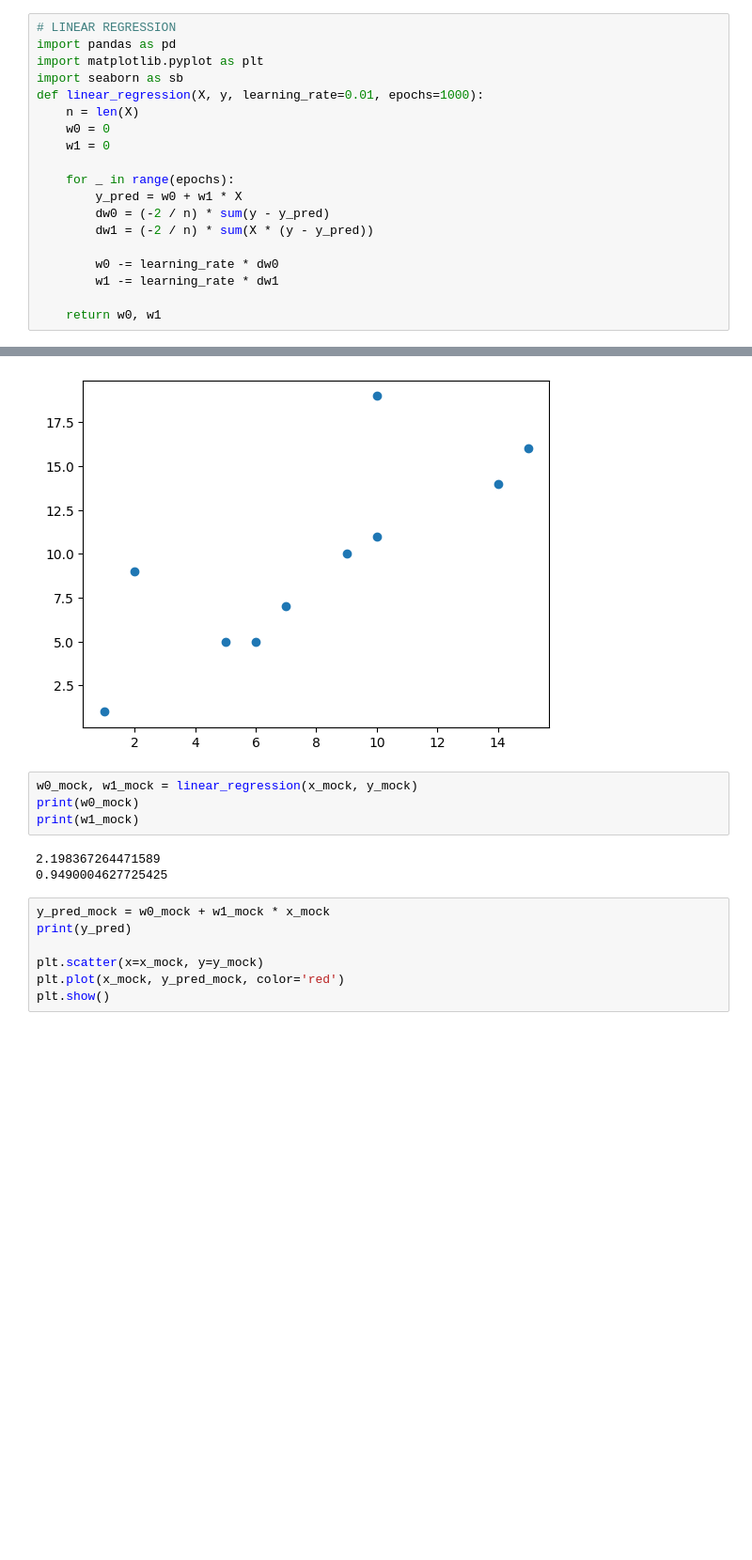
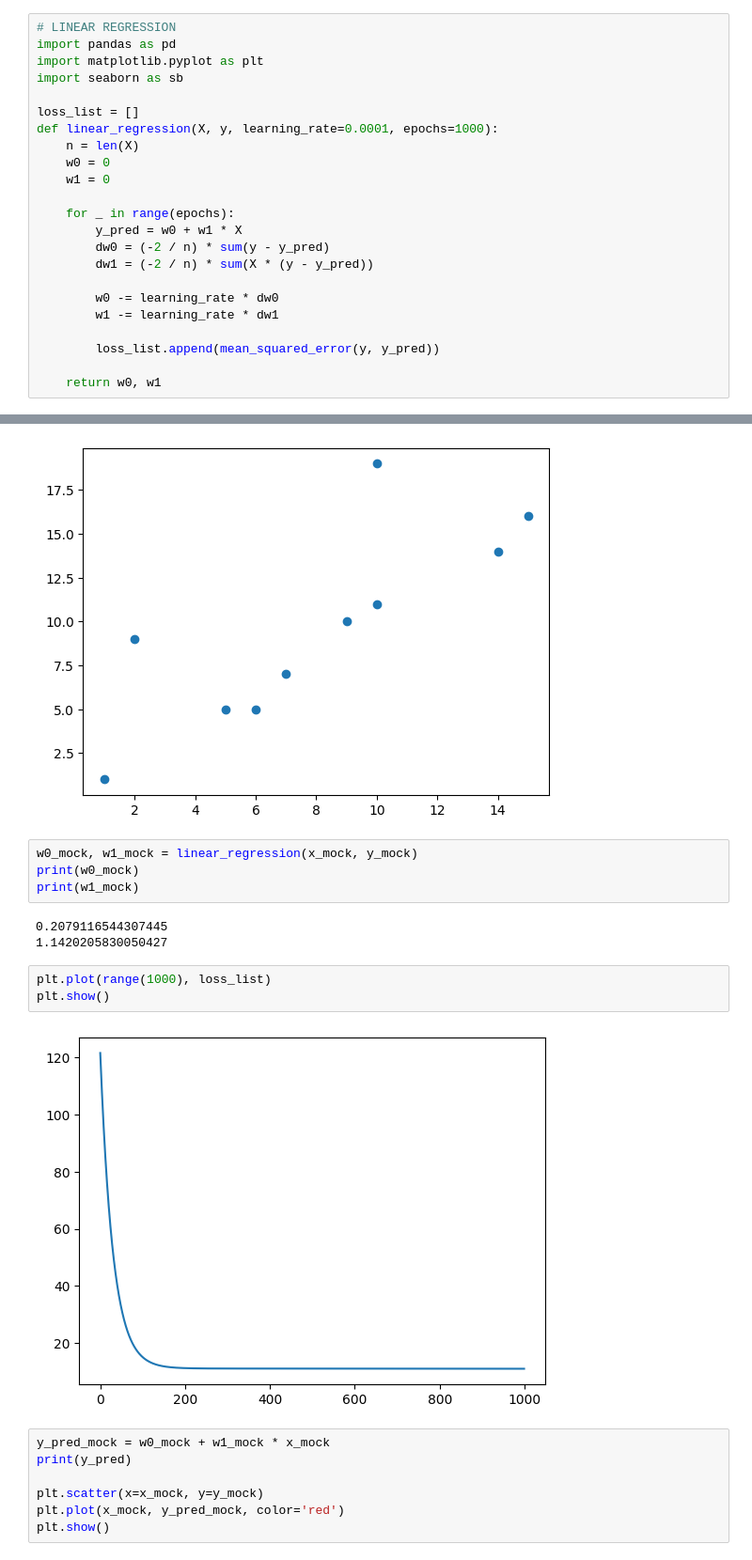
Before and after one commit to slayer-joe/TMSds, a Jupyter notebook: les15/HW15.ipynb, the cells around one changed output, grey strips where cells are left out. Shown: that part at 94% size. Saved outputs shown, nothing was run; the diff lists cells and outputs as text; blank space fills up the shorter version.

Commit message:
add(HW15): update mock linear regression

```diff
--- a/les15/HW15.ipynb
+++ b/les15/HW15.ipynb
@@ -91,7 +91,9 @@ F1 score: 0.5
 import pandas as pd
 import matplotlib.pyplot as plt
 import seaborn as sb
-def linear_regression(X, y, learning_rate=0.01, epochs=1000):
+
+loss_list = []
+def linear_regression(X, y, learning_rate=0.0001, epochs=1000):
     n = len(X)
     w0 = 0
     w1 = 0
@@ -104,6 +106,8 @@ def linear_regression(X, y, learning_rate=0.01, epochs=1000):
         w0 -= learning_rate * dw0
         w1 -= learning_rate * dw1
 
+        loss_list.append(mean_squared_error(y, y_pred))
+
     return w0, w1
 # %%
 # mock data
@@ -120,8 +124,13 @@ w0_mock, w1_mock = linear_regression(x_mock, y_mock)
 print(w0_mock)
 print(w1_mock)
 # %% [output]
-2.198367264471589
-0.9490004627725425
+0.2079116544307445
+1.1420205830050427
+# %%
+plt.plot(range(1000), loss_list)
+plt.show()
+# %% [output]
+[figure, added]
 # %%
 y_pred_mock = w0_mock + w1_mock * x_mock
 print(y_pred)
```
